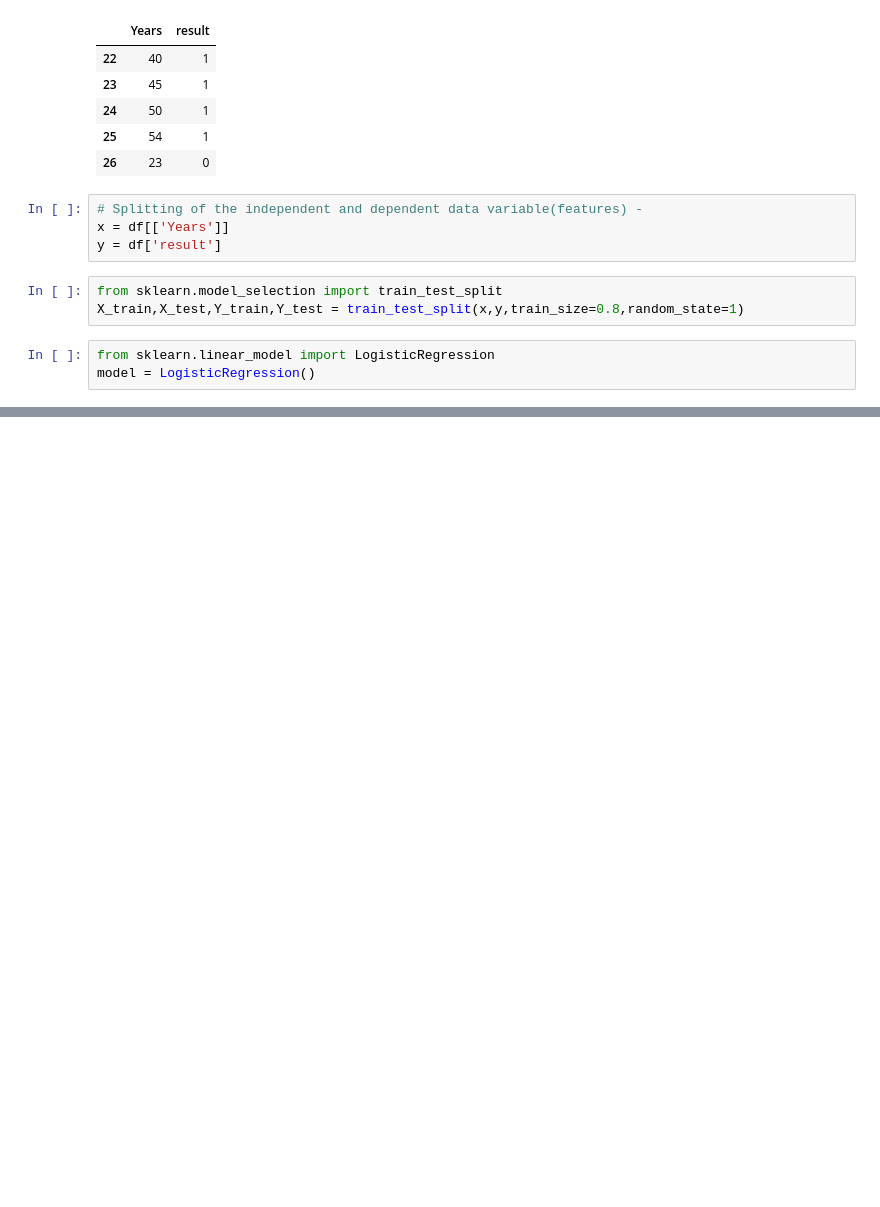
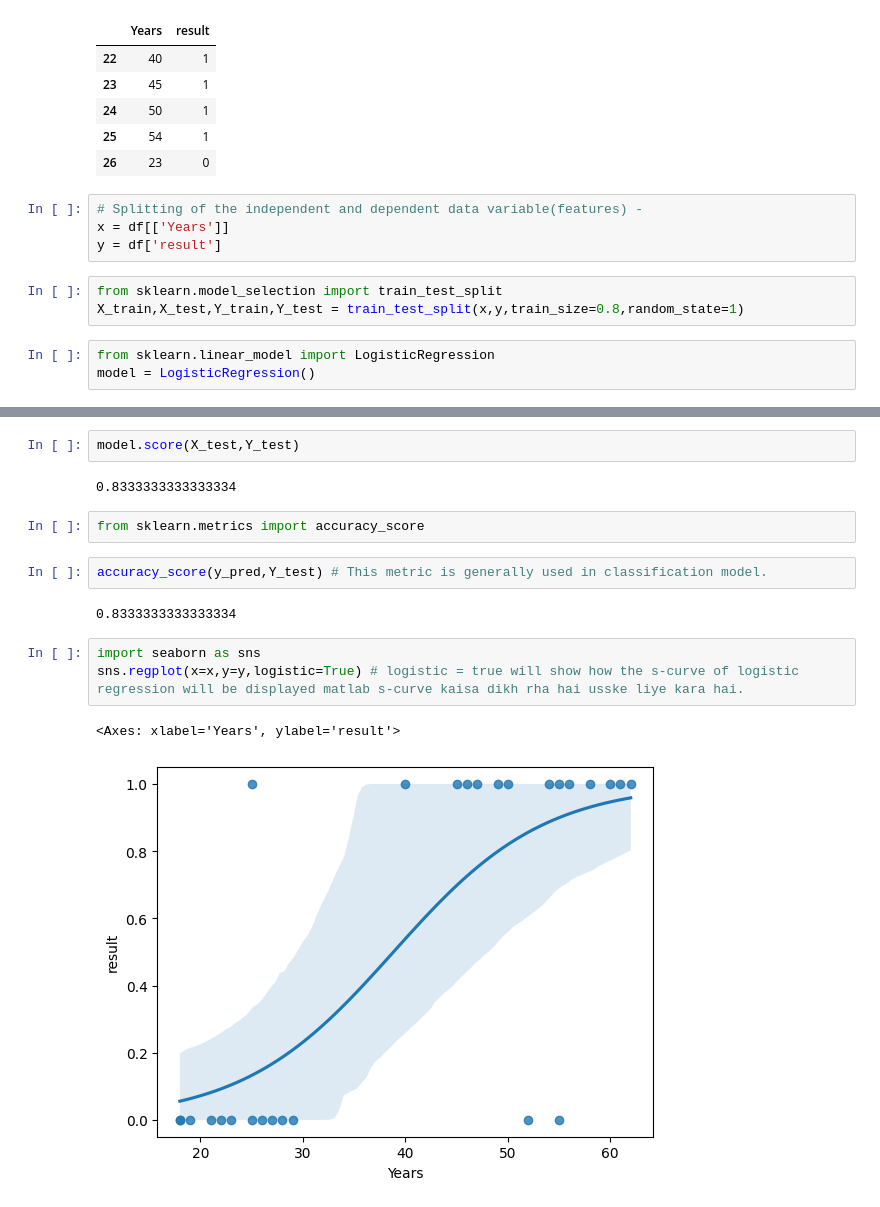
Before and after one commit to Aryanmartinian/Data-Science-AI-Ecosystem, a Jupyter notebook: Logistic_Regression.ipynb, the cells around one changed output, grey strips where cells are left out. Saved outputs shown, nothing was run; the diff lists cells and outputs as text; blank space fills up the shorter version.

Commit message:
Logistic Regression

```diff
--- a/Logistic_Regression.ipynb
+++ b/Logistic_Regression.ipynb
@@ -43,0 +73,16 @@ model = LogisticRegression()
+# %%
+model.score(X_test,Y_test)
+# %% [output]
+0.8333333333333334
+# %%
+from sklearn.metrics import accuracy_score
+# %%
+accuracy_score(y_pred,Y_test) # This metric is generally used in classification model.
+# %% [output]
+0.8333333333333334
+# %%
+import seaborn as sns
+sns.regplot(x=x,y=y,logistic=True) # logistic = true will show how the s-curve of logistic regression will be displayed matlab s-curve kaisa dikh rha hai usske liye kara hai.
+# %% [output]
+<Axes: xlabel='Years', ylabel='result'>
+[figure, added]
```
Also changed, not shown: parts of 4 cells of this notebook.
